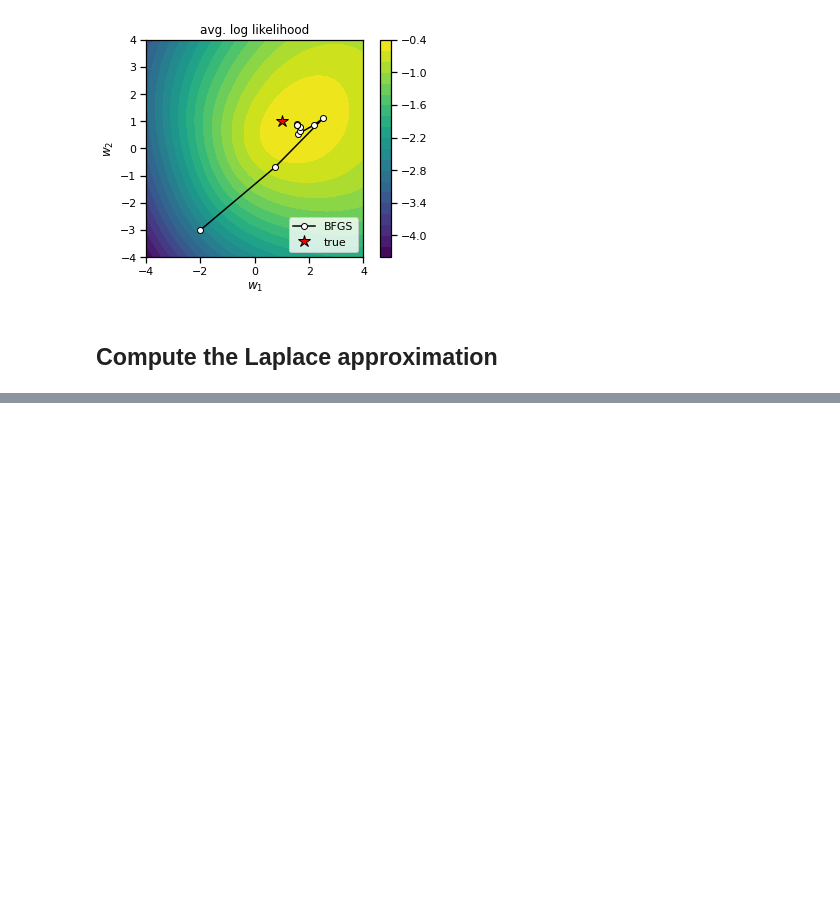
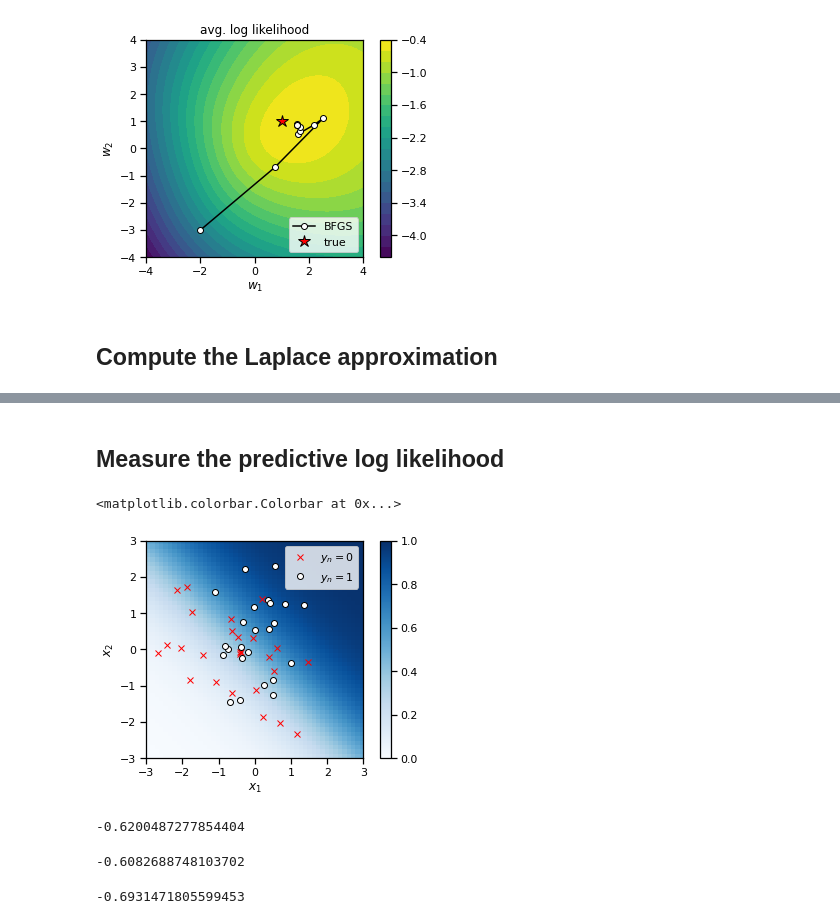
Before and after one commit to slinderman/stats271sp2021, a Jupyter notebook: notebooks/STATS271_Lap_2_Bayesian_GLMs.ipynb, the cells around one changed output, grey strips where cells are left out. Cells and saved outputs as stored; diff of their text form; code cells hidden in the pictures; blank space fills up the shorter version.

```diff
--- a/notebooks/STATS271_Lap_2_Bayesian_GLMs.ipynb
+++ b/notebooks/STATS271_Lap_2_Bayesian_GLMs.ipynb
@@ -186 +182,59 @@ files.download('laplace.pdf')
 [figure]
+# %% [markdown]
+## Measure the predictive log likelihood
+# %%
+# Sample a test dataset with the true parameters
+N_test = 50
+rng = npr.RandomState(2)
+xs_test = rng.normal(size=(N_test, 2))
+
+# Fix true weights and variance
+ys_test = rng.rand(N_test) < logistic(xs_test @ true_w)
+
+plt.imshow(logistic(x1x2 @ true_w).reshape(X1.shape),
+           vmin=0, vmax=1, cmap="Blues", extent=(-3, 3, 3, -3))
+
+plt.plot(xs_test[ys_test==0, 0], xs_test[ys_test==0, 1], 'rx', label="$y_n=0$")
+plt.plot(xs_test[ys_test==1, 0], xs_test[ys_test==1, 1], 'wo', mec='k', mew=1, label="$y_n=1$")
+plt.legend()
+plt.xlabel("$x_1$")
+plt.ylabel("$x_2$")
+plt.xlim(-3, 3)
+plt.ylim(-3, 3)
+plt.gca().set_aspect("equal")
+plt.colorbar()
+# %% [output]
+<matplotlib.colorbar.Colorbar at 0x...>
+[figure, added]
+# %%
+# Evaluate the predictive log likelihood
+N_smpls = 1000
+post_pred = np.zeros((N_smpls, N_test))
+log_post_pred = np.zeros((N_smpls, N_test))
+for s in range(N_smpls):
+    w_smpl = np.random.multivariate_normal(w_map, Sigma_map)
+    post_pred[s] = logistic(xs_test @ w_smpl)
+    log_post_pred[s] = bernoulli.logpmf(ys_test, post_pred[s])
+
+# Compute the posterior predictive probability at each test datapoint
+post_pred = np.mean(post_pred, axis=0)
+
+# Compute the log posterior predictive likelihood of the test data
+log_post_pred = logsumexp(log_post_pred, axis=0) - np.log(N_smpls)
+
+# Average over datapoints to get a more interpretable number
+log_post_pred.sum() / N_test
+# %% [output]
+-0.6200487277854404
+# %%
+# For comparison, here's the log likelihood under the true weights
+act = np.einsum('...p,np->...n', true_w, xs_test)
+ll = np.sum(ys_test * act, axis=-1) - np.sum(np.log1p(np.exp(act)), axis=-1)
+print(ll / N_test)
+# %% [output]
+-0.6082688748103702
+# %%
+# And here's the likelihood of random guessing
+np.log(0.5)
+# %% [output]
+-0.6931471805599453
```
Also changed, not shown: parts of 7 cells of this notebook.
